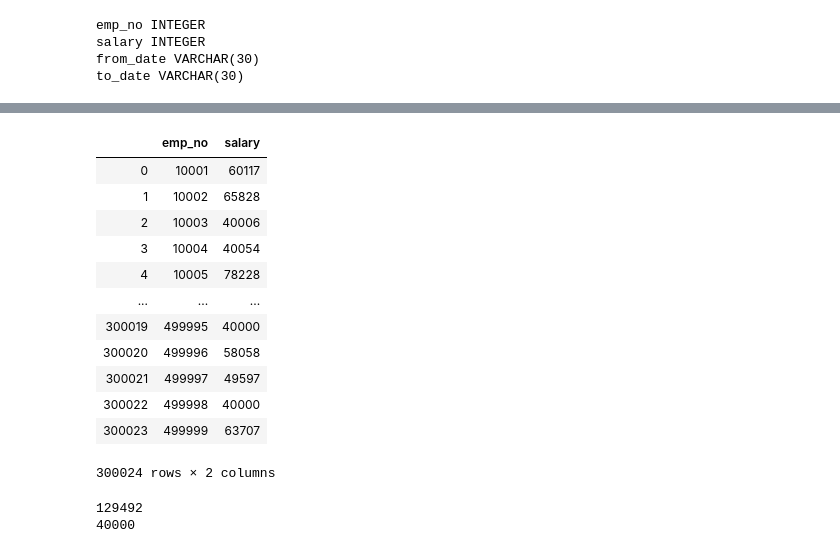
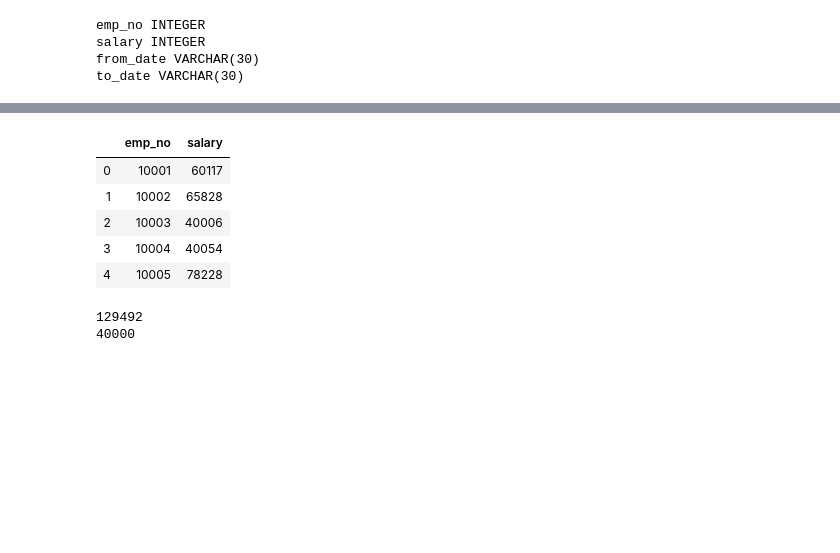
Before and after one commit to Moe9342/sql-challenge, a Jupyter notebook: EmployeeSQL/SQL-Challenge_Bonus.ipynb, the cells around one changed output, grey strips where cells are left out. Saved outputs shown, nothing was run; the diff lists cells and outputs as text; code cells hidden in the pictures; blank space fills up the shorter version.

```diff
--- a/EmployeeSQL/SQL-Challenge_Bonus.ipynb
+++ b/EmployeeSQL/SQL-Challenge_Bonus.ipynb
@@ -55,20 +36,13 @@ salary
 # %%
 salary_df = pd.DataFrame(salary)
-salary_df
+salary_df.head()
 # %% [output]
 |  | emp_no | salary |
 | 0 | 10001 | 60117 |
 | 1 | 10002 | 65828 |
 | 2 | 10003 | 40006 |
 | 3 | 10004 | 40054 |
 | 4 | 10005 | 78228 |
-| ... | ... | ... |
-| 300019 | 499995 | 40000 |
-| 300020 | 499996 | 58058 |
-| 300021 | 499997 | 49597 |
-| 300022 | 499998 | 40000 |
-| 300023 | 499999 | 63707 |
-300024 rows × 2 columns
 # %%
 print(.max())
 print(salary_df["salary"].min())
```
Also changed, not shown: parts of 2 cells of this notebook, 1 other file.
